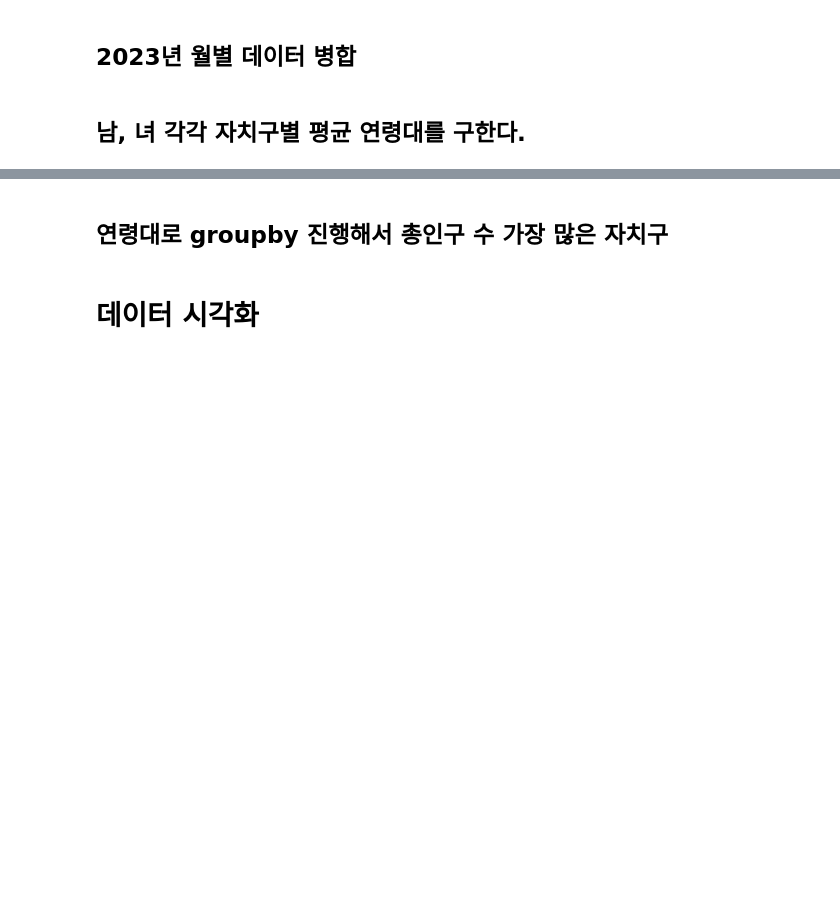
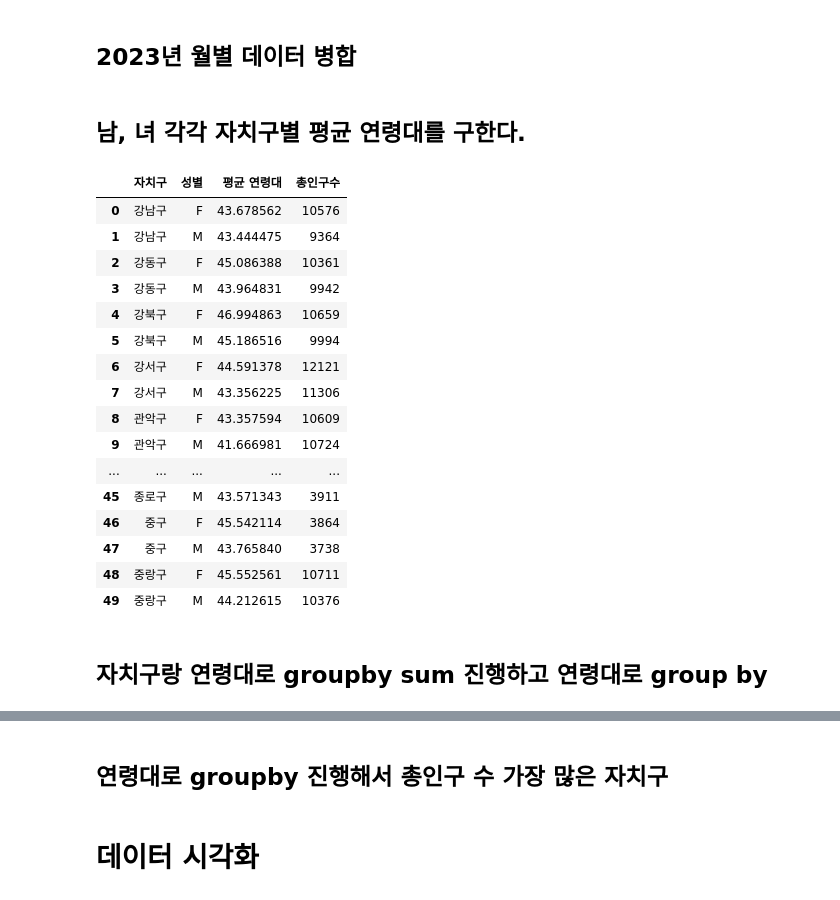
Before and after one commit to hw1004/Data-Semi-project, a Jupyter notebook: project/data_preprocessing_visualization.ipynb, the cells around one changed output, grey strips where cells are left out. Drawn from its saved outputs; the diff is of its cells as text; code cells hidden in the pictures; blank space fills up the shorter version.

```diff
--- a/project/data_preprocessing_visualization.ipynb
+++ b/project/data_preprocessing_visualization.ipynb
@@ -66,4 +67,7 @@ total = data.groupby(['자치구', '성별'])['총인구수'].sum()
 average_age = pd.DataFrame()
 
 average_age['평균 연령대'] = data.groupby(['자치구', '성별'])['자치구/성별 연령대 총합'].sum() / total
+
+total = np.ceil(total).astype(int)
+
 average_age['총인구수'] = total
@@ -73,0 +76,20 @@ average_age.to_excel('./average_age.xlsx')
+# %%
+average_age
+# %% [output]
+|  | 자치구 | 성별 | 평균 연령대 | 총인구수 |
+| 0 | 강남구 | F | 43.678562 | 10576 |
+| 1 | 강남구 | M | 43.444475 | 9364 |
+| 2 | 강동구 | F | 45.086388 | 10361 |
+| 3 | 강동구 | M | 43.964831 | 9942 |
+| 4 | 강북구 | F | 46.994863 | 10659 |
+| 5 | 강북구 | M | 45.186516 | 9994 |
+| 6 | 강서구 | F | 44.591378 | 12121 |
+| 7 | 강서구 | M | 43.356225 | 11306 |
+| 8 | 관악구 | F | 43.357594 | 10609 |
+| 9 | 관악구 | M | 41.666981 | 10724 |
+| ... | ... | ... | ... | ... |
+| 45 | 종로구 | M | 43.571343 | 3911 |
+| 46 | 중구 | F | 45.542114 | 3864 |
+| 47 | 중구 | M | 43.765840 | 3738 |
+| 48 | 중랑구 | F | 45.552561 | 10711 |
+| 49 | 중랑구 | M | 44.212615 | 10376 |
@@ -73,0 +98,2 @@ average_age.to_excel('./average_age.xlsx')
+# %% [markdown]
+## 자치구랑 연령대로 groupby sum 진행하고 연령대로 group by
```
Also changed, not shown: parts of 10 cells of this notebook, 5 other files.
